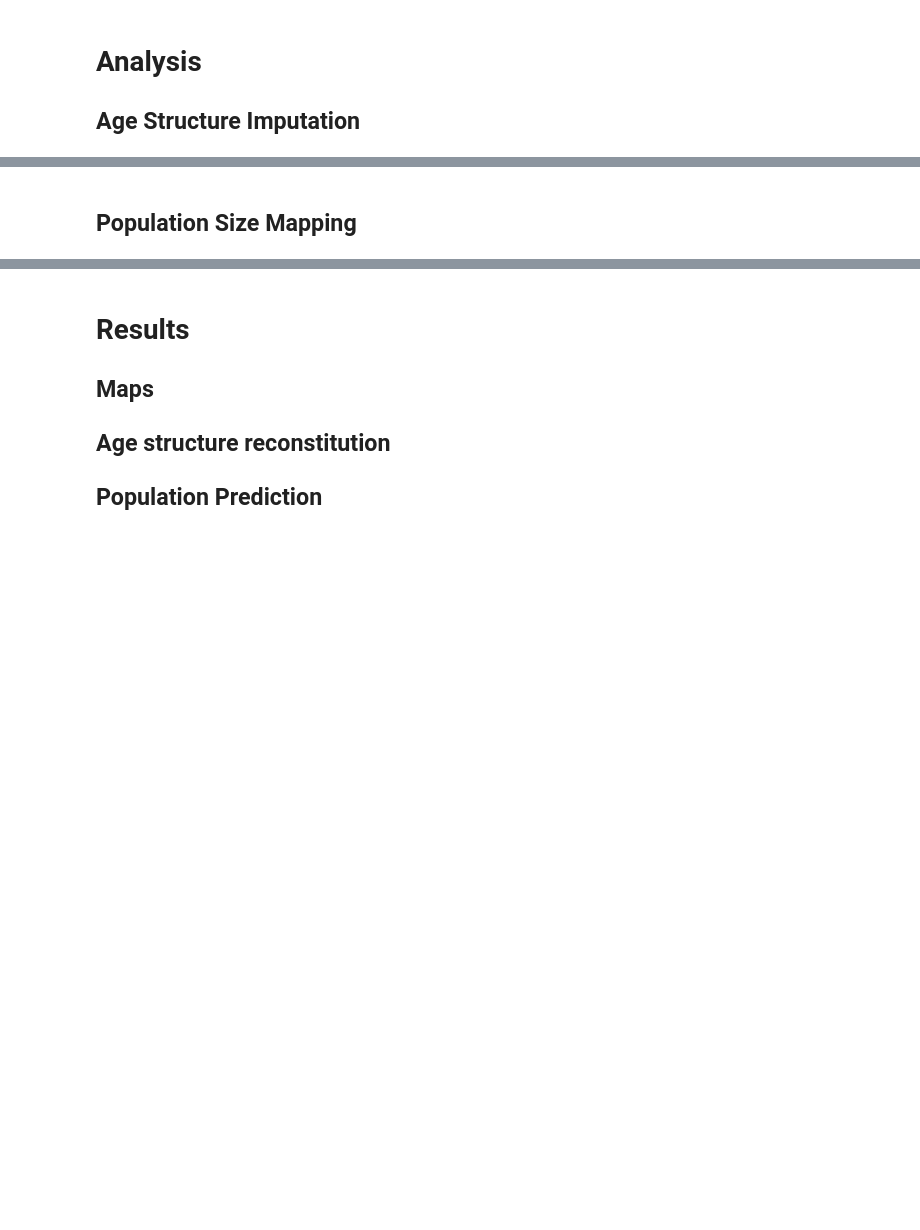
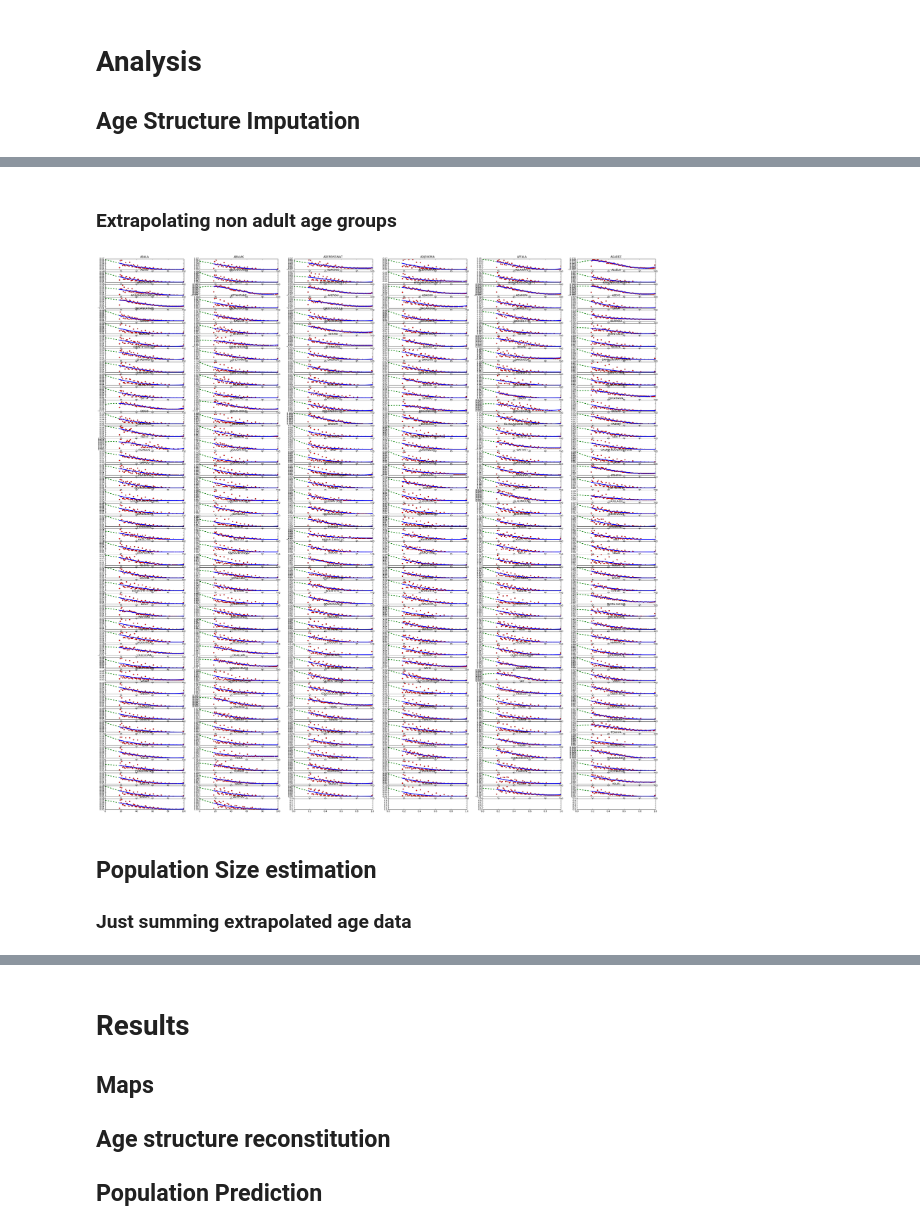
Before and after one commit to grlurton/niger_election, a Jupyter notebook: notebooks/Voters List and Population in Niger.ipynb, the cells around one changed output, grey strips where cells are left out. Drawn from its saved outputs; the diff is of its cells as text; code cells hidden in the pictures; blank space fills up the shorter version.

```diff
--- a/notebooks/Voters List and Population in Niger.ipynb
+++ b/notebooks/Voters List and Population in Niger.ipynb
@@ -46,10 +46,12 @@ import matplotlib.pyplot as plt
 import os as os
 import numpy as np
 import warnings
+from IPython.core.display import HTML, display
 
 from ggplot import *
 warnings.filterwarnings('ignore')
 %matplotlib inline
 
 voters_data = pd.read_csv('../data/processed/voters_list.csv' , encoding = "ISO-8859-1")
-voters_data = voters_data[(voters_data.age >= 20) & (voters_data.NOM_REGION != 'DIASPORA')]
+voters_data = voters_data[(voters_data.age >= 18) & (voters_data.NOM_REGION != 'DIASPORA')]
+display(HTML("<style>.container { width:100% !important; }</style>"))
@@ -56,6 +60,7 @@ voters_data = voters_data[(voters_data.age >= 20) & (voters_data.NOM_REGION != '
 # %%
 def age_distrib(data) :
     data.age[data.age > 100] = 100
+
     out =  np.round(data.age).value_counts() / len(data)
     out = out.reset_index()
     out.columns = ['age' , 'percentage']
@@ -63,5 +68,6 @@ def age_distrib(data) :
     return out
 
 
-out = voters_data.groupby('NOM_REGION').apply(age_distrib).reset_index()
+out = voters_data.groupby('NOM_COMMUNE').apply(age_distrib).reset_index()
+out = out.sort(['NOM_COMMUNE', 'age'], ascending=[1, 1])
 del out['level_1']
@@ -93,2 +76,41 @@ f = interpolate.interp1d(x, y)
+# %%
+from scipy.interpolate import UnivariateSpline
+
+def spl_age(data):
+    out = UnivariateSpline(data['age'] , data['percentage'])
+    return out
+
+splines = out.groupby('NOM_COMMUNE').apply(spl_age)
+# %%
+age_extrap = range(0,18)
+extrapol_ages = {}
+spline_ages = {}
+out['spl_age'] = ''
+for region in out.NOM_COMMUNE :
+    age_range = range(18,101)
+    perc_age = splines[region](age_range)
+
+    spline_ages[region] = list(perc_age)
+    extrapol_ages[region] = list(splines[region](age_extrap))
+# %% [markdown]
+### Extrapolating non adult age groups
+# %%
+nrow = 43
+ncol = 6
+
+f, axarr = plt.subplots(nrow, ncol,figsize=(45,45))
+col = row = 0
+for region in out.NOM_COMMUNE.unique() :
+    axarr[row , col].plot(out[out.NOM_COMMUNE == region].age , out[out.NOM_COMMUNE == region].percentage, 'ro', ms=5 )
+    axarr[row , col].plot(list(age_range) , spline_ages[region], 'b', lw=3)
+    axarr[row , col].plot(list(age_extrap) , extrapol_ages[region], 'g', lw=3 , ls = 'dashed')
+    axarr[row , col].set_title(region)
+    col = col + 1
+    if col > (ncol - 1) :
+        col = 0
+        row = row + 1
+# %% [output]
+[figure, added]
 # %% [markdown]
-## Population Size Mapping
+## Population Size estimation
+### Just summing extrapolated age data
```
Also changed, not shown: parts of 19 cells of this notebook.
